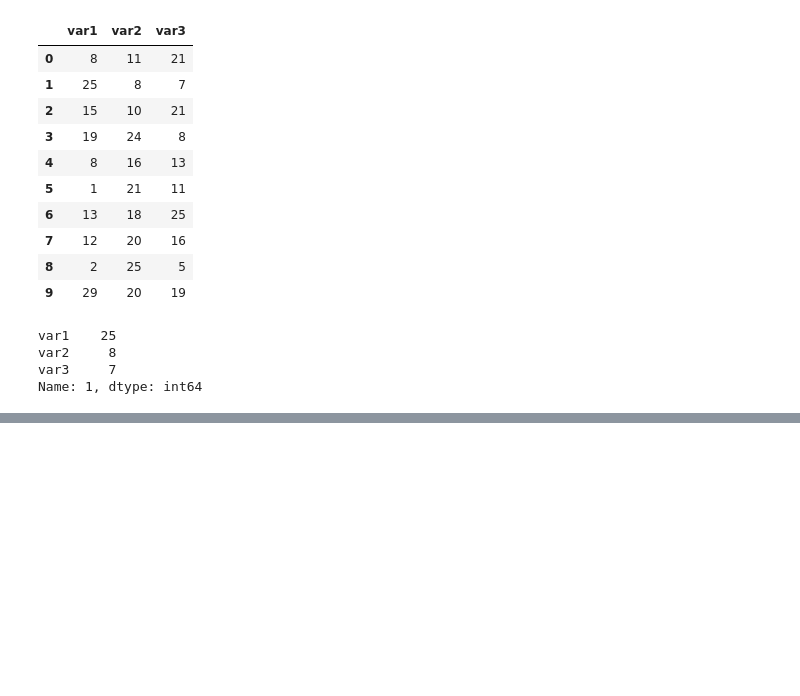
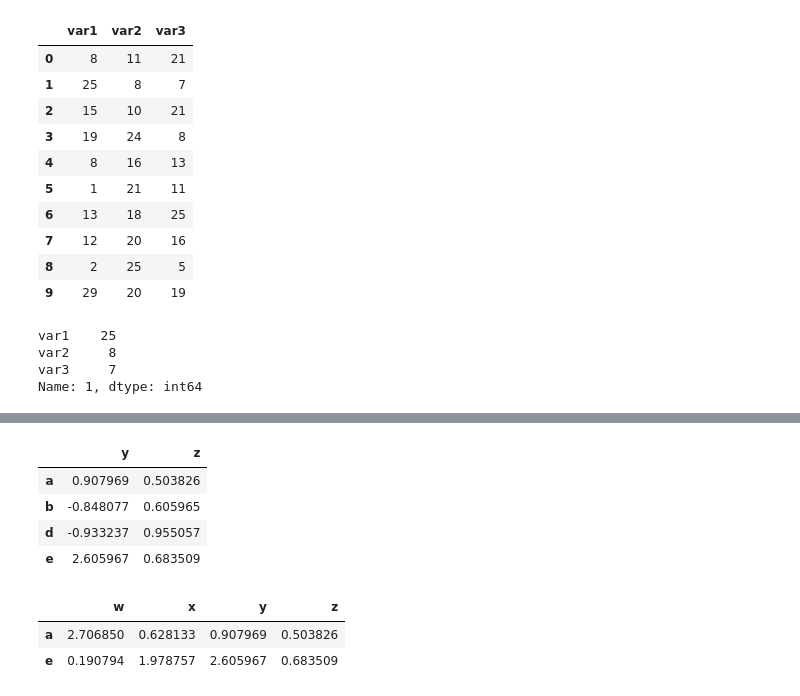
Before and after one commit to mehmetsar/modules_and_packages, a Jupyter notebook: pandas_dataframe_session2.ipynb, the cells around one changed output, grey strips where cells are left out. Saved outputs shown, nothing was run; the diff lists cells and outputs as text; code cells hidden in the pictures; blank space fills up the shorter version.

```diff
--- a/pandas_dataframe_session2.ipynb
+++ b/pandas_dataframe_session2.ipynb
@@ -208,0 +267,14 @@ Name: 1, dtype: int64
+# %%
+df3[df3["w"]>0][["y","z"]]
+# %% [output]
+|  | y | z |
+| a | 0.907969 | 0.503826 |
+| b | -0.848077 | 0.605965 |
+| d | -0.933237 | 0.955057 |
+| e | 2.605967 | 0.683509 |
+# %%
+df3[(df3["w"]>0) & (df3["y"]>0.5) ]
+# %% [output]
+|  | w | x | y | z |
+| a | 2.706850 | 0.628133 | 0.907969 | 0.503826 |
+| e | 0.190794 | 1.978757 | 2.605967 | 0.683509 |
```
Also changed, not shown: parts of 7 cells of this notebook.
